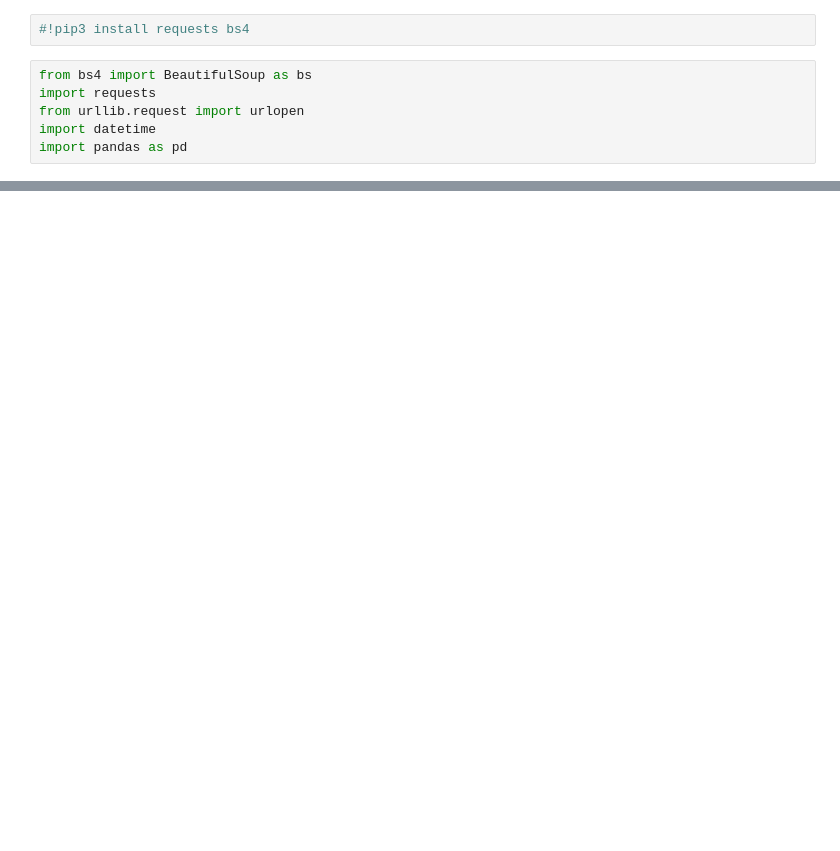
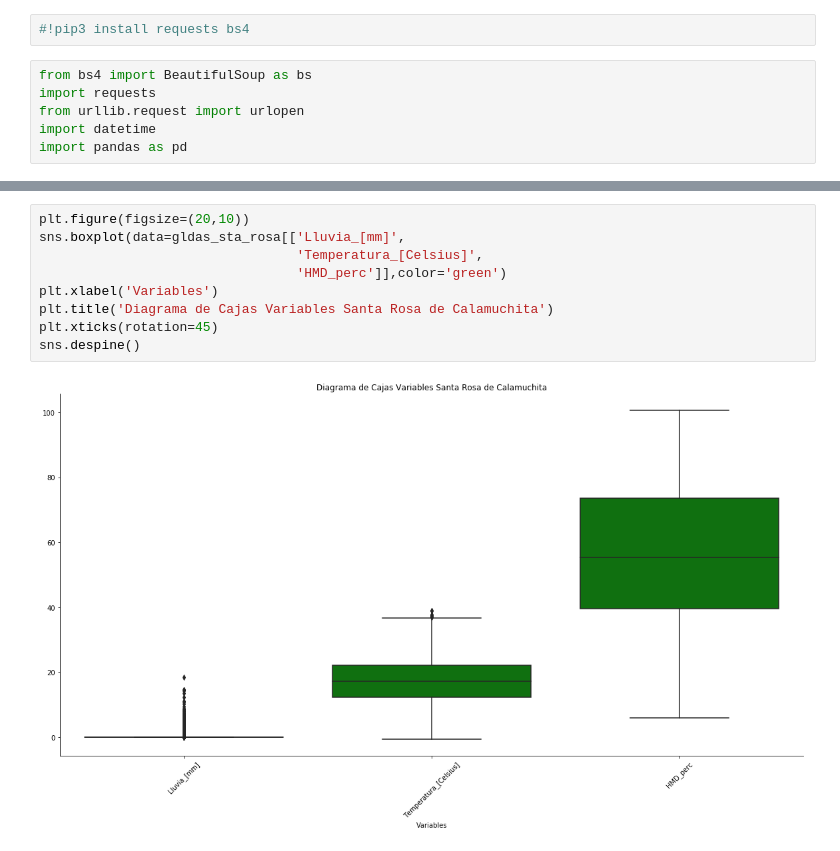
Before and after one commit to Rondamon/2020_Mentoria_PronosticoCaudales, a Jupyter notebook: TP2-Copy1.ipynb, the cells around one changed output, grey strips where cells are left out. Cells and saved outputs as stored; diff of their text form; blank space fills up the shorter version.

```diff
--- a/TP2-Copy1.ipynb
+++ b/TP2-Copy1.ipynb
@@ -318,0 +400,11 @@ df_wu
+# %%
+plt.figure(figsize=(20,10))
+sns.boxplot(data=gldas_sta_rosa[['Lluvia_[mm]',
+                                 'Temperatura_[Celsius]',
+                                 'HMD_perc']],color='green')
+plt.xlabel('Variables')
+plt.title('Diagrama de Cajas Variables Santa Rosa de Calamuchita')
+plt.xticks(rotation=45)
+sns.despine()
+# %% [output]
+[figure, added]
```
Also changed, not shown: parts of 19 cells of this notebook.
